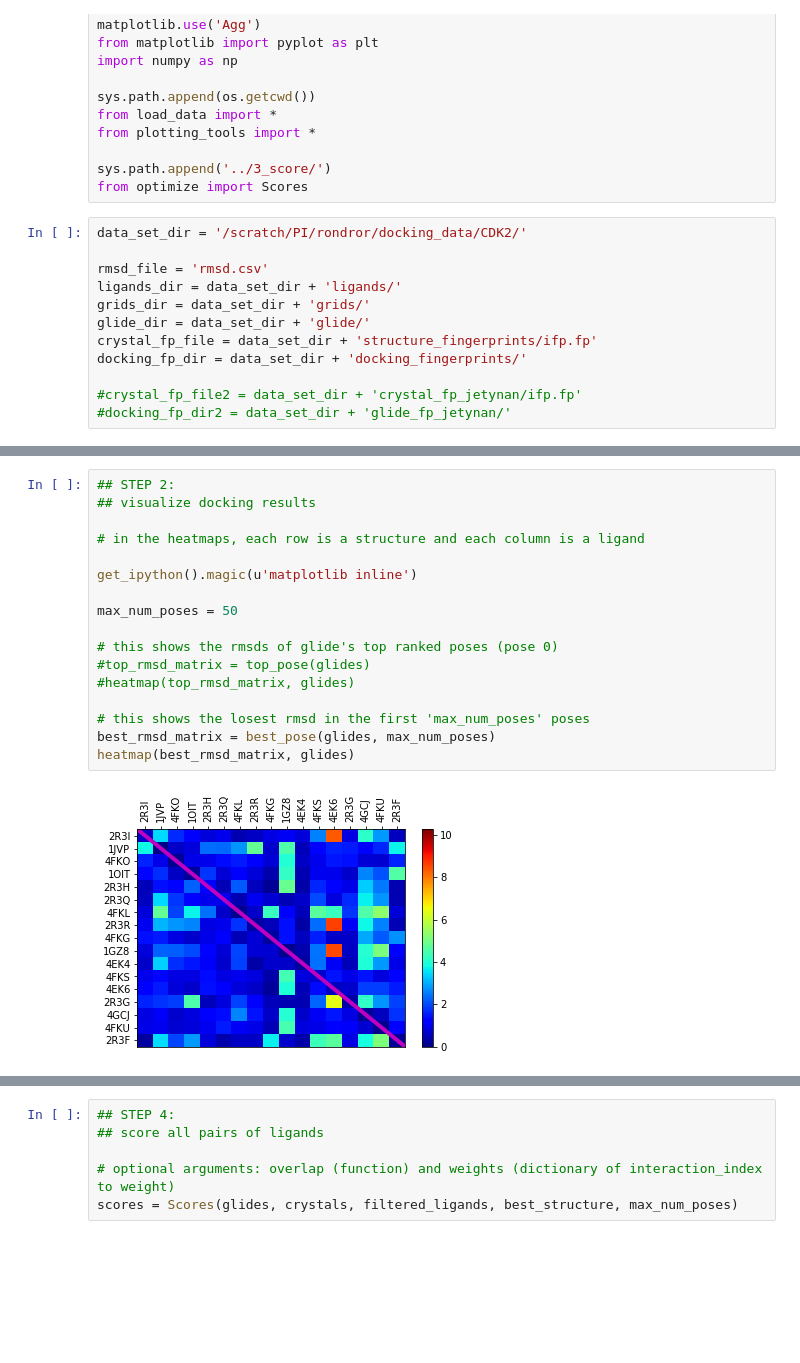
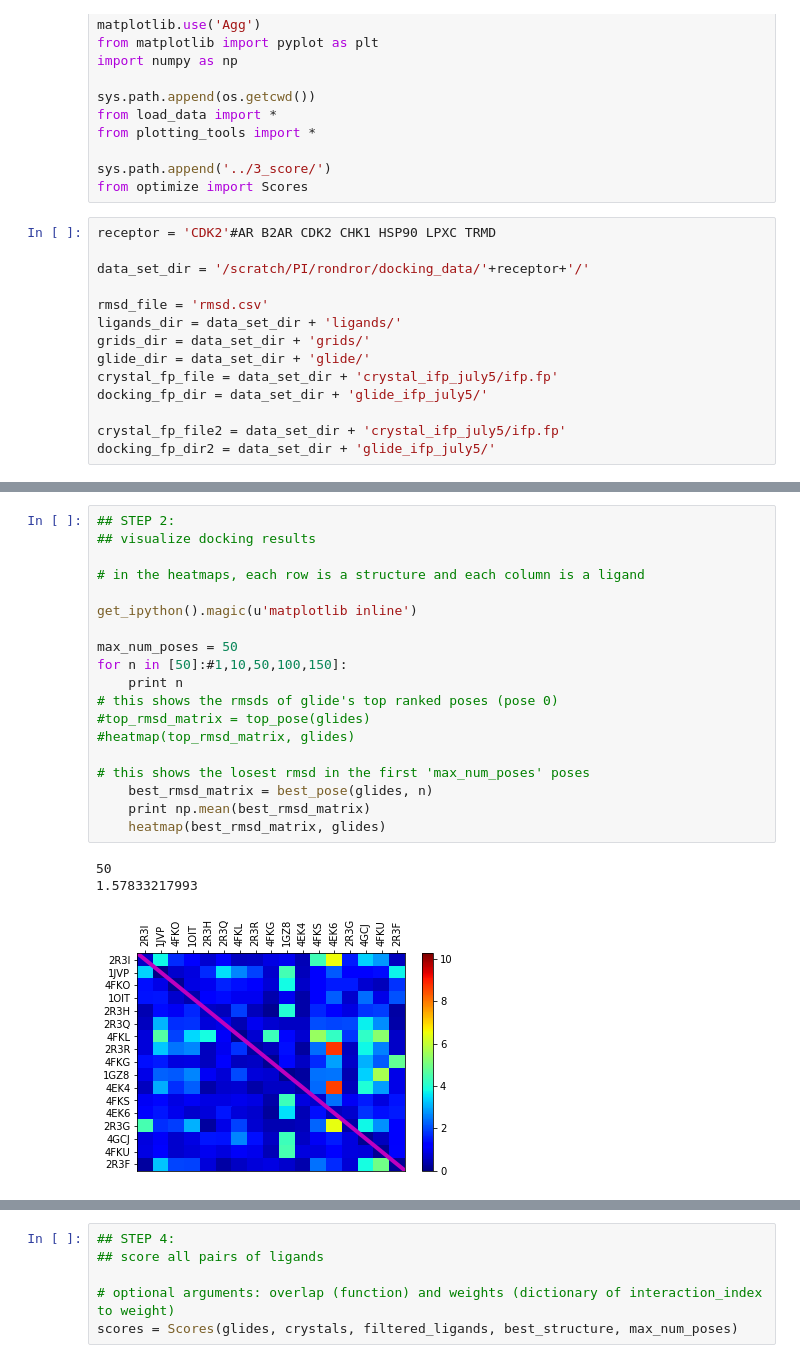
Before and after one commit to orangese/combind_multistruct_benchmarking, a Jupyter notebook: notebooks/main.ipynb, the cells around one changed output, grey strips where cells are left out. Cells and saved outputs as stored; diff of their text form; blank space fills up the shorter version.

```diff
--- a/notebooks/main.ipynb
+++ b/notebooks/main.ipynb
@@ -14,17 +14,19 @@ from plotting_tools import *
 sys.path.append('../3_score/')
 from optimize import Scores
 # %%
-data_set_dir = '/scratch/PI/rondror/docking_data/CDK2/'
+receptor = 'CDK2'#AR B2AR CDK2 CHK1 HSP90 LPXC TRMD
+
+data_set_dir = '/scratch/PI/rondror/docking_data/'+receptor+'/'
 
 rmsd_file = 'rmsd.csv'
 ligands_dir = data_set_dir + 'ligands/'
 grids_dir = data_set_dir + 'grids/'
 glide_dir = data_set_dir + 'glide/'
-crystal_fp_file = data_set_dir + 'structure_fingerprints/ifp.fp'
-docking_fp_dir = data_set_dir + 'docking_fingerprints/'
+crystal_fp_file = data_set_dir + 'crystal_ifp_july5/ifp.fp'
+docking_fp_dir = data_set_dir + 'glide_ifp_july5/'
 
-#crystal_fp_file2 = data_set_dir + 'crystal_fp_jetynan/ifp.fp'
-#docking_fp_dir2 = data_set_dir + 'glide_fp_jetynan/'
+crystal_fp_file2 = data_set_dir + 'crystal_ifp_july5/ifp.fp'
+docking_fp_dir2 = data_set_dir + 'glide_ifp_july5/'
 # %%
 ## useful class specifications:
 # Ligand -- attributes: crystal (currently not used/none), poses (dict of pose_num:pose).
@@ -56,22 +57,26 @@ Loading rmsds...
 # %%
 ## STEP 2:
 ## visualize docking results
 
 # in the heatmaps, each row is a structure and each column is a ligand
 
 get_ipython().magic(u'matplotlib inline')
 
 max_num_poses = 50
-
+for n in [50]:#1,10,50,100,150]:
+    print n
 # this shows the rmsds of glide's top ranked poses (pose 0)
 #top_rmsd_matrix = top_pose(glides)
 #heatmap(top_rmsd_matrix, glides)
 
 # this shows the losest rmsd in the first 'max_num_poses' poses
-best_rmsd_matrix = best_pose(glides, max_num_poses)
-heatmap(best_rmsd_matrix, glides)
+    best_rmsd_matrix = best_pose(glides, n)
+    print np.mean(best_rmsd_matrix)
+    heatmap(best_rmsd_matrix, glides)
 # %% [output]
+50
+1.57833217993
-[figure, old version]
+[figure, new version]
 # %%
 ## STEP 3:
 ## pick 1 receptor structure to use for all ligands
```
Also changed, not shown: parts of 15 cells of this notebook, 7 other files.
